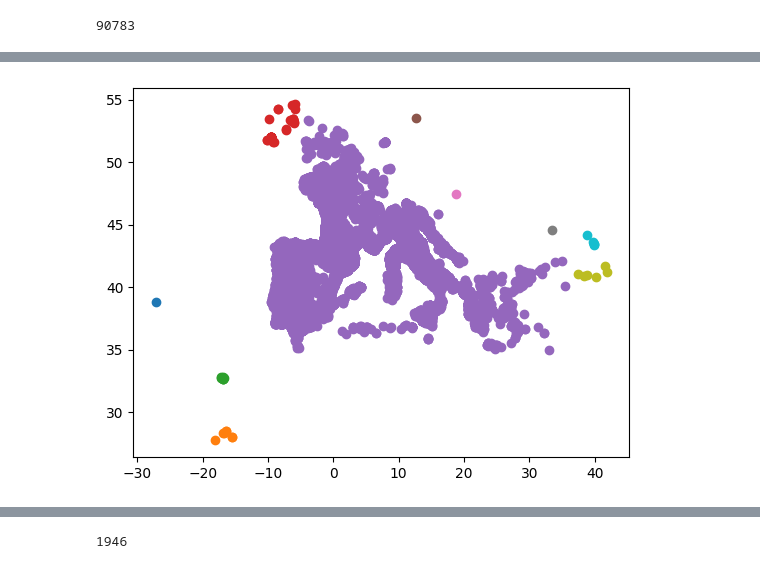
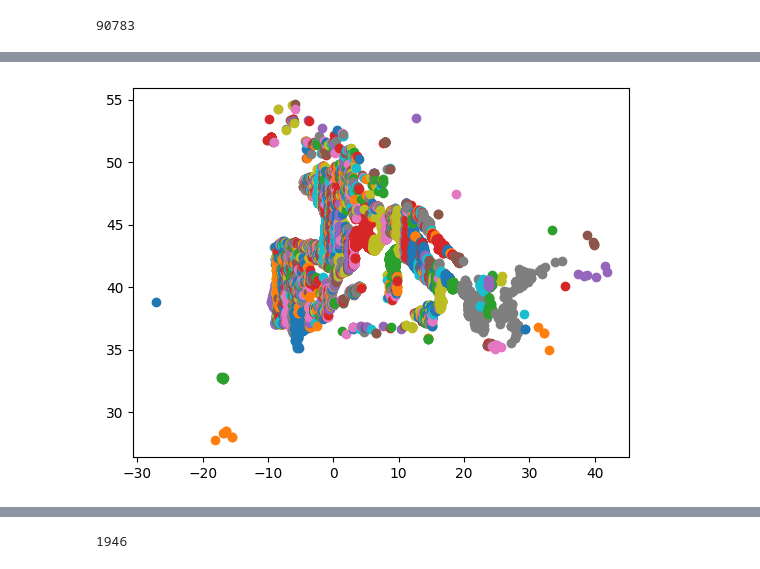
Before and after one commit to SeanHaight/madroneRange, a Jupyter notebook: MappingProject.ipynb, the cells around one changed output, grey strips where cells are left out. Drawn from its saved outputs; the diff is of its cells as text; code cells hidden in the pictures.

```diff
--- a/MappingProject.ipynb
+++ b/MappingProject.ipynb
@@ -314,8 +314,6 @@ shutil.make_archive('shapes/shp5Zipped', 'zip', 'shapes/my_shp5')
 '/home/fenton/Documents/Coding/madroneRange/madroneRange/shapes/shp4Zipped.zip'
 # %%
 arbutusUnedoObs = arbutusObs[arbutusObs["species"] == "Arbutus unedo"]
-arbutusUnedoObs = arbutusMenziesiiObs[arbutusMenziesiiObs["decimalLatitude"].astype(int) >= 0]
-arbutusUnedoObs = arbutusMenziesiiObs[arbutusMenziesiiObs["decimalLongitude"].astype(int) <= -10]
 # %%
 latMean = arbutusUnedoObs["decimalLatitude"].astype(int).mean()
 lonMean = arbutusUnedoObs["decimalLongitude"].astype(int).mean()
@@ -343,7 +341,7 @@ def myClusteringFast(points):
         D = maxDist
         minIndex = -1
         for i in range(1,min(counter,10)):
-            D2 = minDist([currPoint], [sortedPoints[counter - i]])
+            D2 = minDistRandom([currPoint], [sortedPoints[counter - i]])
             if  D2 < D:
                 D = D2
                 minIndex = counter - i
@@ -354,9 +352,7 @@ def myClusteringFast(points):
         else:
             populations.append([currPoint])
             populationsDict[counter] = len(populations) - 1
-        if counter % 100 == 0 :
-            print(counter)
-        counter += 1
+        counter = counter + 1
         #compute the mininum distance to a population
  #If this minimum distance is bigger than max distance, make a new population.
     return populations
@@ -398,9 +424,9 @@ def postProcessingRandom(populations, maxDist):
 # %%
 import matplotlib.pyplot as plt
 # %%
-for i in range(len(postUnedoPops)):
-    plt.plot(np.array(postUnedoPops[i])[:,0], np.array(postUnedoPops[i])[:,1], 'o')
+for i in range(len(unedoPops)):
+    plt.plot(np.array(unedoPops[i])[:,0], np.array(unedoPops[i])[:,1], 'o')
 # %% [output]
-[figure, old version]
+[figure, new version]
 # %%
 import random
```
Also changed, not shown: parts of 7 cells of this notebook, 34 other files.
